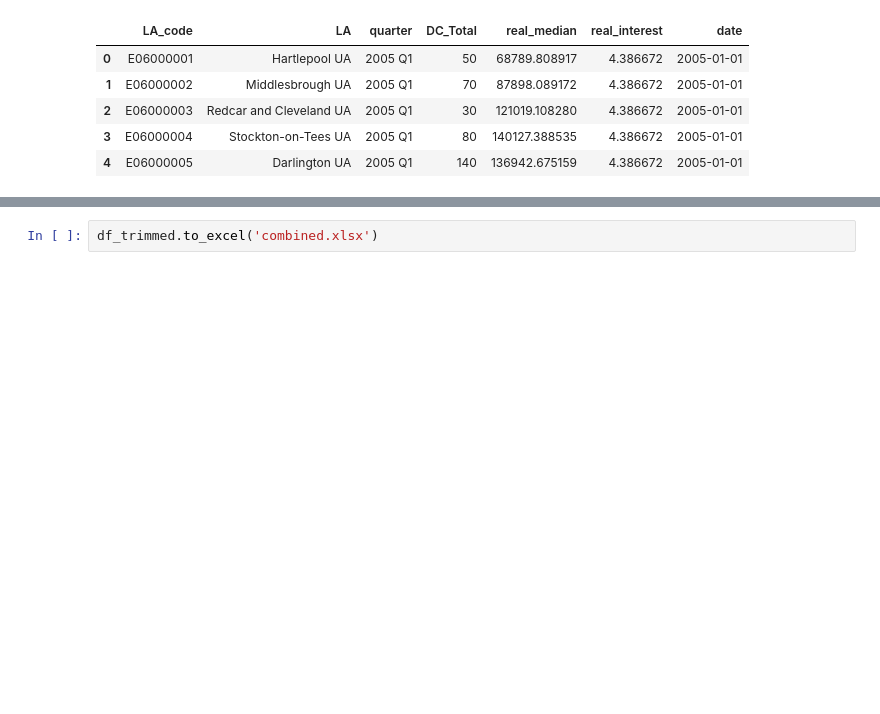
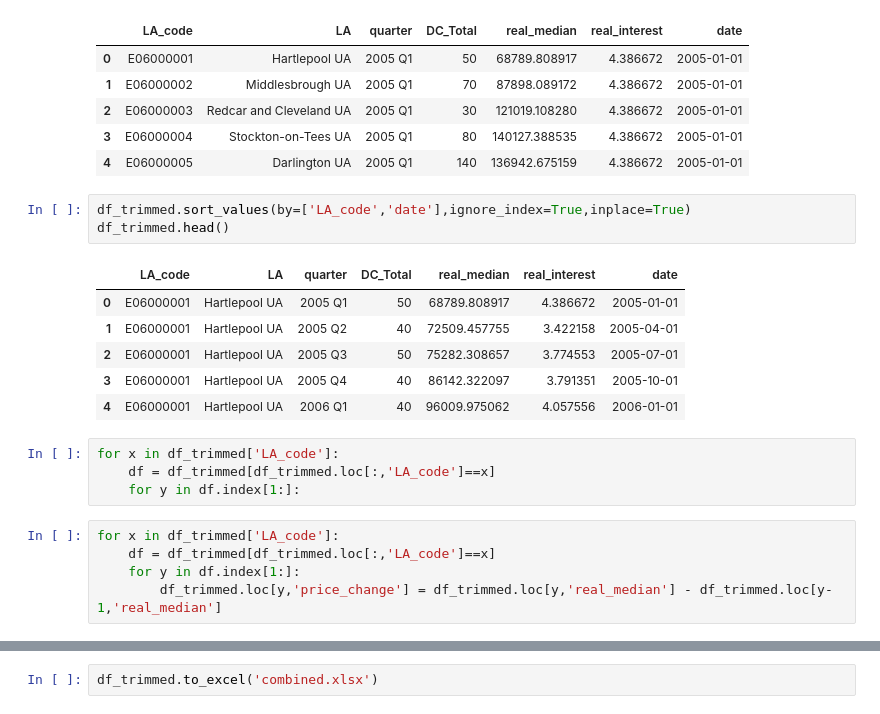
Before and after one commit to potato-bit/RA, a Jupyter notebook: combined.ipynb, the cells around one changed output, grey strips where cells are left out. Saved outputs shown, nothing was run; the diff lists cells and outputs as text; blank space fills up the shorter version.

```diff
--- a/combined.ipynb
+++ b/combined.ipynb
@@ -266,3 +266,22 @@ df_trimmed.head()
 | 2 | E06000003 | Redcar and Cleveland UA | 2005 Q1 | 30 | 121019.108280 | 4.386672 | 2005-01-01 |
 | 3 | E06000004 | Stockton-on-Tees UA | 2005 Q1 | 80 | 140127.388535 | 4.386672 | 2005-01-01 |
 | 4 | E06000005 | Darlington UA | 2005 Q1 | 140 | 136942.675159 | 4.386672 | 2005-01-01 |
+# %%
+df_trimmed.sort_values(by=['LA_code','date'],ignore_index=True,inplace=True)
+df_trimmed.head()
+# %% [output]
+|  | LA_code | LA | quarter | DC_Total | real_median | real_interest | date |
+| 0 | E06000001 | Hartlepool UA | 2005 Q1 | 50 | 68789.808917 | 4.386672 | 2005-01-01 |
+| 1 | E06000001 | Hartlepool UA | 2005 Q2 | 40 | 72509.457755 | 3.422158 | 2005-04-01 |
+| 2 | E06000001 | Hartlepool UA | 2005 Q3 | 50 | 75282.308657 | 3.774553 | 2005-07-01 |
+| 3 | E06000001 | Hartlepool UA | 2005 Q4 | 40 | 86142.322097 | 3.791351 | 2005-10-01 |
+| 4 | E06000001 | Hartlepool UA | 2006 Q1 | 40 | 96009.975062 | 4.057556 | 2006-01-01 |
+# %%
+for x in df_trimmed['LA_code']:
+    df = df_trimmed[df_trimmed.loc[:,'LA_code']==x]
+    for y in df.index[1:]:
+# %%
+for x in df_trimmed['LA_code']:
+    df = df_trimmed[df_trimmed.loc[:,'LA_code']==x]
+    for y in df.index[1:]:
+        df_trimmed.loc[y,'price_change'] = df_trimmed.loc[y,'real_median'] - df_trimmed.loc[y-1,'real_median']
```
Also changed, not shown: parts of 2 cells of this notebook, 1 other file.
